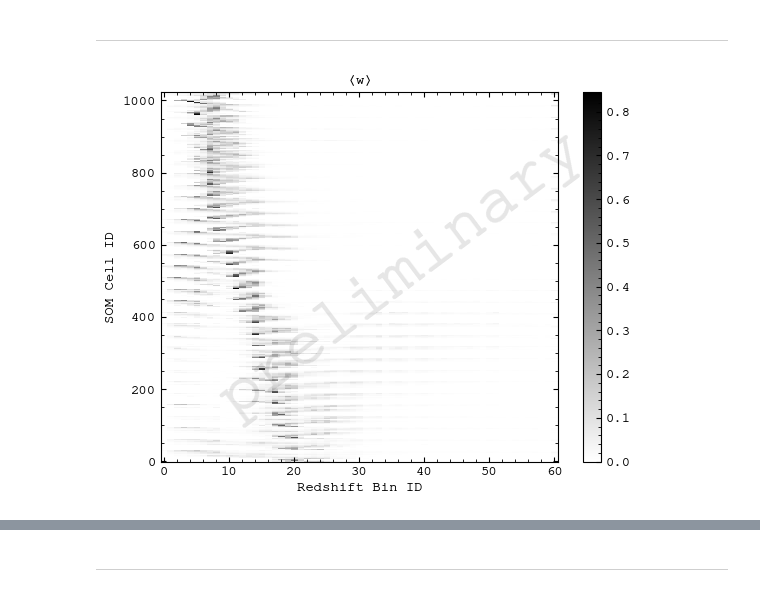
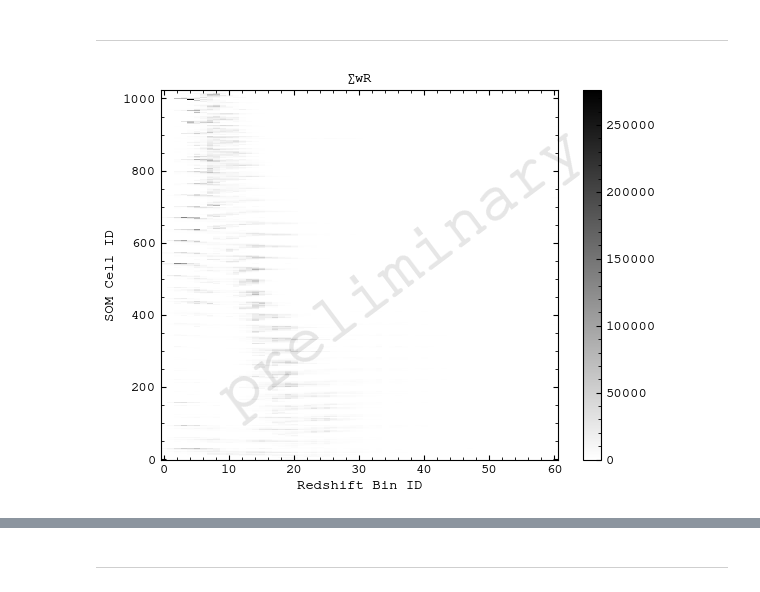
Before and after one commit to sidneymau/des-y6-image-sims-analysis, a Jupyter notebook: notebooks/2025_02_17_tomography/nzs.ipynb, the cells around one changed output, grey strips where cells are left out. Cells and saved outputs as stored; diff of their text form; code cells hidden in the pictures.

```diff
--- a/notebooks/2025_02_17_tomography/nzs.ipynb
+++ b/notebooks/2025_02_17_tomography/nzs.ipynb
@@ -43 +43,5 @@ redshift_sim = h5py.File(
+# %%
+redshift_sim = h5py.File(
+    lib.const.REDSHIFT_CATALOGS[shear_step],
+)
 # %%
@@ -59,8 +67,8 @@ truth_match = h5py.File(
 )
 # %%
 _, shear_sim_index, redshift_sim_index = np.intersect1d(
-    shear_sim["mdet/noshear"]["uid"],
-    redshift_sim["catalog/sompz/noshear"]["coadd_object_id"],
+    shear_sim["mdet/noshear"]["uid"][:],
+    redshift_sim["sompz/noshear"]["coadd_object_id"][:],
     return_indices=True,
 )
 # %%
@@ -74,6 +82,6 @@ bhat_sim[shear_sim_index] = redshift_sim["catalog/sompz/noshear"]["bhat"][:][red
 # %%
 cell_sim = np.full(shear_sim["mdet/noshear"]["uid"].shape, np.nan)
-cell_sim[shear_sim_index] = redshift_sim["catalog/sompz/noshear"]["cell_wide"][:][redshift_sim_index]
+cell_sim[shear_sim_index] = redshift_sim["sompz/noshear"]["cell_wide"][:][redshift_sim_index]
 # %%
 weights_sim = lib.weights.get_shear_weights(shear_sim["mdet/noshear"])
 # %%
@@ -492,42 +502,54 @@ plt.show()
 ---
 # %%
 # extend the last bin and "pileup"
-zedges = np.copy(lib.const.ZEDGES)
-zedges[-1] = 4.
+zvals = lib.const.ZVALS
+zedges = lib.const.ZEDGES
+_zedges = np.copy(zedges)
+
+np.testing.assert_allclose(
+    zbinsc,
+    zvals,
+)
+
+# zvals = 0.5 * (zedges[:-1] + zedges[1:])
+# # zedges = np.linspace(0, 3, 301)
+# zvals[0] = 0.
+_zedges[-1] = 4.
 
 _sum_weight, _, _, _ = stats.binned_statistic_2d(
     cell_sim,
     truth_match["mdet/noshear"]["z"],
-    weights_sim,
+    weights_sim * response_sim,
     statistic="sum",
-    bins=[lib.const.CELL_IDS, zedges],
+    bins=[lib.const.CELL_IDS, _zedges],
 )
 
 # manually force n(0) = 0
-nz[:, 0] = 0
+# _sum_weight[:, 0] = 0
 
 # renormalize
-nz = _sum_weight / np.sum(_sum_weight, axis=1)[:, np.newaxis]
+# nz = _sum_weight / np.sum(_sum_weight, axis=1)[:, np.newaxis]
 # nz = _sum_weight / np.diff(lib.const.ZEDGES)
 # nz /= nz.sum()
+nz = _sum_weight
 # %%
 fig, axs = plt.subplots(1, 1,)
 
 im = axs.imshow(
     nz,
     origin="lower",
     vmin=0
 )
 axs.set_xlabel("Redshift Bin ID")
 axs.set_ylabel("SOM Cell ID")
-axs.set_title("$〈w〉$")
+axs.set_title("$\\sum w R$")
 
 axs.set_aspect("auto")
 
 fig.colorbar(im, ax=axs)
 
 watermark(fig)
 
 plt.show()
 # %% [output]
-[figure, old version]
+[figure, new version]
```
Also changed, not shown: parts of 34 cells of this notebook, 1 other file.
